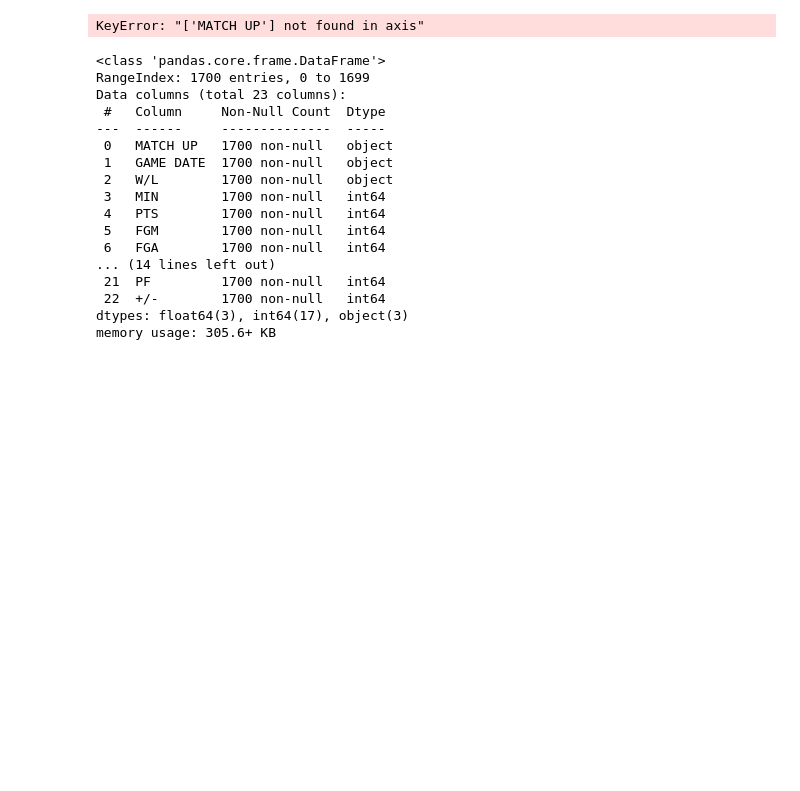
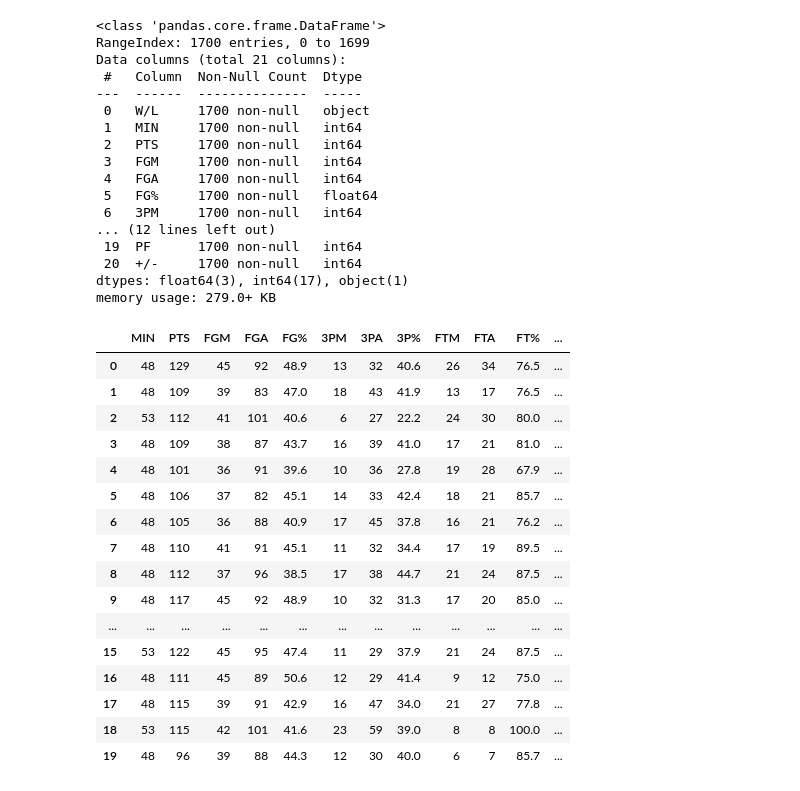
Before and after one commit to lchristij/NBA-ML-Project, a Jupyter notebook: nba_decisionTree.ipynb, the cells around one changed output. Drawn from its saved outputs; the diff is of its cells as text; code cells hidden in the pictures; blank space fills up the shorter version.

```diff
--- a/nba_decisionTree.ipynb
+++ b/nba_decisionTree.ipynb
@@ -31,31 +36,48 @@ teamstats_df.head(16)
 | 15 | NYK | NYK vs. NOP | 4/18/2021 | W | 53 | 122 | 45 | 95 | 47.4 | 11 | ... | ... |
 16 rows × 24 columns
 # %%
-teamstats_df = teamstats_df.drop(columns=['MATCH UP'])
+teamstats_df = teamstats_df.drop(columns=['TEAM','MATCHUP','GAMEDATE'])
-# %% [output]
-KeyError: "['MATCH UP'] not found in axis"
 # %%
 teamstats_df.info('include=all')
 # %% [output]
 <class 'pandas.core.frame.DataFrame'>
 RangeIndex: 1700 entries, 0 to 1699
-Data columns (total 23 columns):
- #   Column     Non-Null Count  Dtype
----  ------     --------------  -----
- 0   MATCH UP   1700 non-null   object
- 1   GAME DATE  1700 non-null   object
- 2   W/L        1700 non-null   object
- 3   MIN        1700 non-null   int64
- 4   PTS        1700 non-null   int64
- 5   FGM        1700 non-null   int64
- 6   FGA        1700 non-null   int64
-... (14 lines left out)
- 21  PF         1700 non-null   int64
- 22  +/-        1700 non-null   int64
-dtypes: float64(3), int64(17), object(3)
-memory usage: 305.6+ KB
+Data columns (total 21 columns):
+ #   Column  Non-Null Count  Dtype
+---  ------  --------------  -----
+ 0   W/L     1700 non-null   object
+ 1   MIN     1700 non-null   int64
+ 2   PTS     1700 non-null   int64
+ 3   FGM     1700 non-null   int64
+ 4   FGA     1700 non-null   int64
+ 5   FG%     1700 non-null   float64
+ 6   3PM     1700 non-null   int64
+... (12 lines left out)
+ 19  PF      1700 non-null   int64
+ 20  +/-     1700 non-null   int64
+dtypes: float64(3), int64(17), object(1)
+memory usage: 279.0+ KB
 # %%
-#X = teamstats_df.copy()
-#X.drop('W/L', axis=1, inplace=True)
-#X.head(20)
+# defining 'W/L' column as feature set
+X = teamstats_df.copy()
+X.drop('W/L', axis=1, inplace=True)
+X.head(20)
+# %% [output]
+|  | MIN | PTS | FGM | FGA | FG% | 3PM | 3PA | 3P% | FTM | FTA | FT% | ... |
+| 0 | 48 | 129 | 45 | 92 | 48.9 | 13 | 32 | 40.6 | 26 | 34 | 76.5 | ... |
+| 1 | 48 | 109 | 39 | 83 | 47.0 | 18 | 43 | 41.9 | 13 | 17 | 76.5 | ... |
+| 2 | 53 | 112 | 41 | 101 | 40.6 | 6 | 27 | 22.2 | 24 | 30 | 80.0 | ... |
+| 3 | 48 | 109 | 38 | 87 | 43.7 | 16 | 39 | 41.0 | 17 | 21 | 81.0 | ... |
+| 4 | 48 | 101 | 36 | 91 | 39.6 | 10 | 36 | 27.8 | 19 | 28 | 67.9 | ... |
+| 5 | 48 | 106 | 37 | 82 | 45.1 | 14 | 33 | 42.4 | 18 | 21 | 85.7 | ... |
+| 6 | 48 | 105 | 36 | 88 | 40.9 | 17 | 45 | 37.8 | 16 | 21 | 76.2 | ... |
+| 7 | 48 | 110 | 41 | 91 | 45.1 | 11 | 32 | 34.4 | 17 | 19 | 89.5 | ... |
+| 8 | 48 | 112 | 37 | 96 | 38.5 | 17 | 38 | 44.7 | 21 | 24 | 87.5 | ... |
+| 9 | 48 | 117 | 45 | 92 | 48.9 | 10 | 32 | 31.3 | 17 | 20 | 85.0 | ... |
+| ... | ... | ... | ... | ... | ... | ... | ... | ... | ... | ... | ... | ... |
+| 15 | 53 | 122 | 45 | 95 | 47.4 | 11 | 29 | 37.9 | 21 | 24 | 87.5 | ... |
+| 16 | 48 | 111 | 45 | 89 | 50.6 | 12 | 29 | 41.4 | 9 | 12 | 75.0 | ... |
+| 17 | 48 | 115 | 39 | 91 | 42.9 | 16 | 47 | 34.0 | 21 | 27 | 77.8 | ... |
+| 18 | 53 | 115 | 42 | 101 | 41.6 | 23 | 59 | 39.0 | 8 | 8 | 100.0 | ... |
+| 19 | 48 | 96 | 39 | 88 | 44.3 | 12 | 30 | 40.0 | 6 | 7 | 85.7 | ... |
 # %%
```
Also changed, not shown: parts of 12 cells of this notebook.
